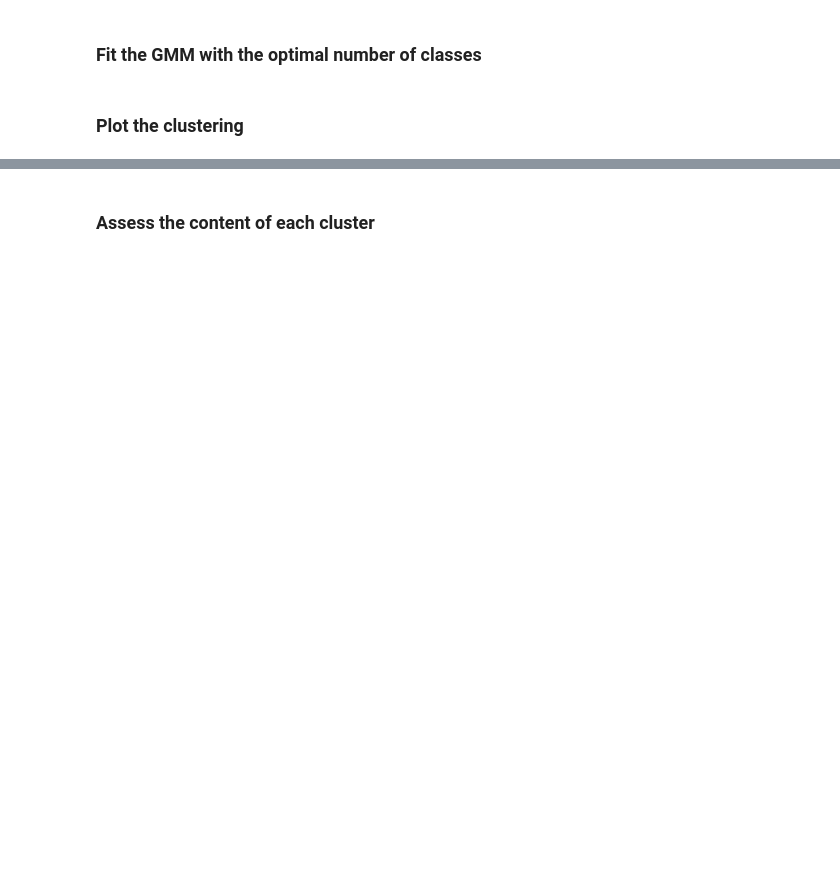
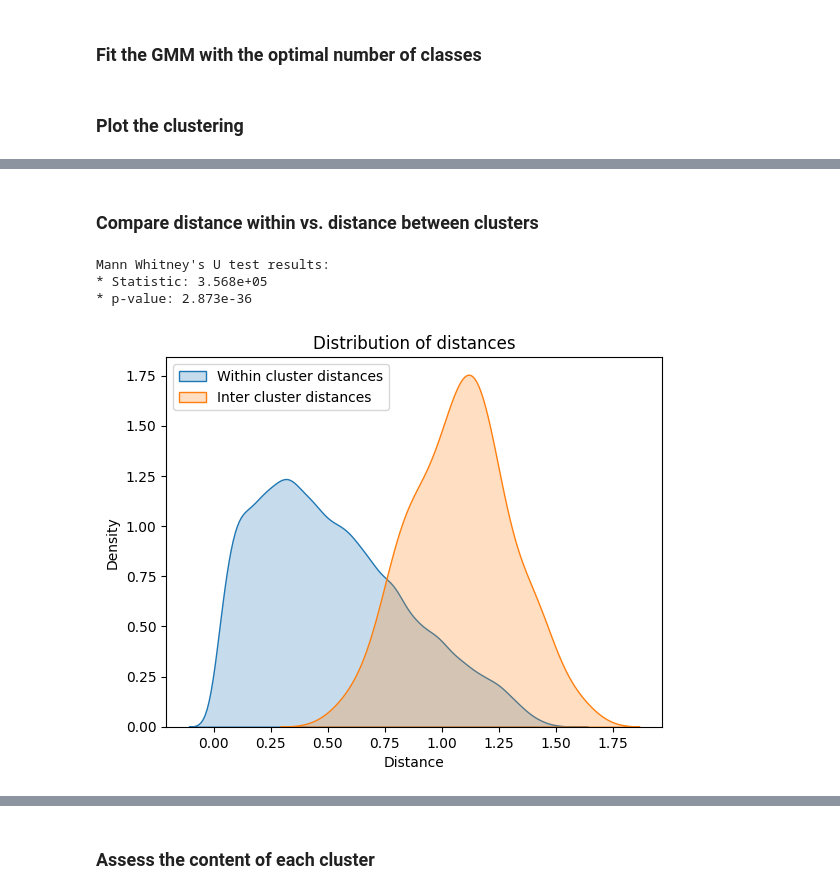
Before and after one commit to oscarboyle/chordclustering, a Jupyter notebook: testing2.ipynb, the cells around one changed output, grey strips where cells are left out. Drawn from its saved outputs; the diff is of its cells as text; code cells hidden in the pictures; blank space fills up the shorter version.

```diff
--- a/testing2.ipynb
+++ b/testing2.ipynb
@@ -198,0 +254,34 @@ KeyboardInterrupt:
+# %% [markdown]
+### Compare distance within vs. distance between clusters
+# %%
+from scipy.spatial.distance import cdist, pdist
+
+within = list()
+cluster_centroids = list()
+for i in np.unique(clusters):
+    cluster_coords = X[clusters == i]
+    centroid = cluster_coords.mean(axis=0)
+    cluster_centroids.append(centroid)
+    dists = pdist(cluster_coords)
+    within.append(dists)
+
+
+centroid_dists = pdist(cluster_centroids)
+
+fig, ax = plt.subplots(1, 1)
+sns.kdeplot(np.concatenate(within), ax=ax, fill=True, label="Within cluster distances")
+sns.kdeplot(centroid_dists, ax=ax, fill=True, label="Inter cluster distances")
+plt.legend()
+plt.xlabel("Distance")
+plt.ylabel("Density")
+plt.title("Distribution of distances")
+plt.savefig("imgs/distances_violin.png", bbox_inches='tight')
+
+from scipy.stats import mannwhitneyu
+mw_test = mannwhitneyu(np.concatenate(within), centroid_dists)
+print(f"Mann Whitney's U test results:\n* Statistic: {mw_test[0]:.3e}\n* p-value: {mw_test[1]:.3e}")
+# %% [output]
+Mann Whitney's U test results:
+* Statistic: 3.568e+05
+* p-value: 2.873e-36
+[figure, added]
```
Also changed, not shown: parts of 21 cells of this notebook, 7 other files.
